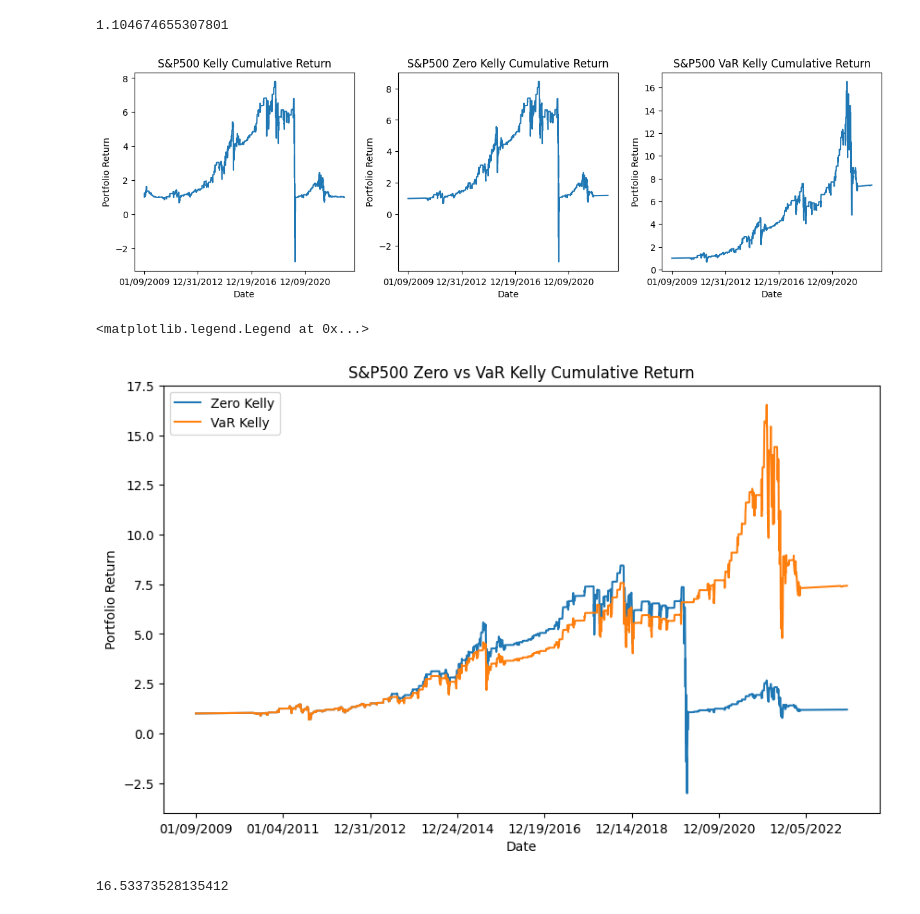
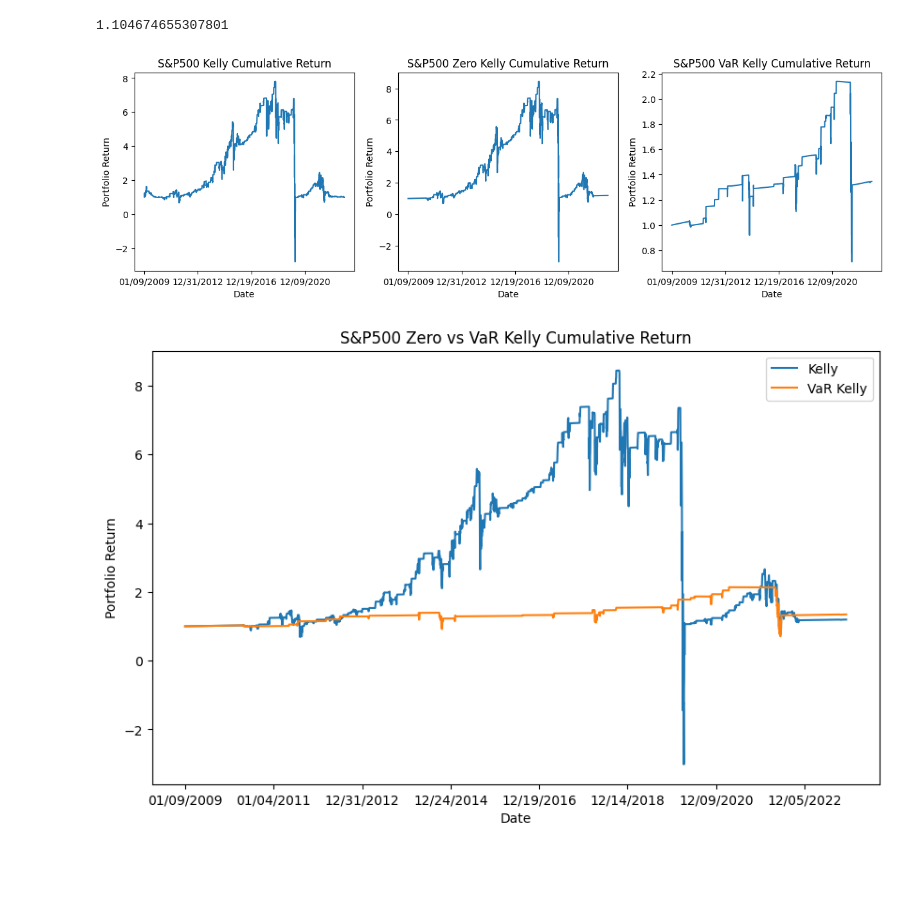
Before and after one commit to Liliesli/Enhancing-Kelly-Criterion-Stability, a Jupyter notebook: trix.ipynb, the cells around one changed output. Drawn from its saved outputs; the diff is of its cells as text; code cells hidden in the pictures; blank space fills up the shorter version.

```diff
--- a/trix.ipynb
+++ b/trix.ipynb
@@ -9,8 +9,7 @@ import matplotlib.pyplot as plt
 sp500 = pd.read_csv('SP500_mine.csv')
 sp500 = process_data(sp500)
 # %%
-# rebalance_interval = 60
-var_confidence = 0.005
+var_confidence = 0.5
 window = 400
 # %%
 # ema = 이동평균, ewm: 이동평균 구하는 함수
@@ -211,22 +192,17 @@ ax[2].set_title('S&P500 VaR Kelly Cumulative Return');
 
 plt.savefig(f'trix_result/Returns:  var_{str(var_confidence)}, window_{str(window)}.png')
 # %% [output]
-[figure, old version]
+[figure, new version]
 # %%
 fig, ax = plt.subplots(figsize=(10, 6))
 
-sp500_result_zero_kelly['portfolio'].plot(ax=ax, label='Zero Kelly')
+sp500_result_zero_kelly['portfolio'].plot(ax=ax, label='Kelly')
 sp500_result_var_kelly['portfolio'].plot(ax=ax, label='VaR Kelly')
 
 ax.set_ylabel('Portfolio Return')
 ax.set_title('S&P500 Zero vs VaR Kelly Cumulative Return')
 ax.legend()
 
-# plt.savefig(f'trix_result/Returns_var_{str(var_confidence)}_window_{str(window)}.png')
+plt.savefig(f'trix_result/Combined_Returns_var_{str(var_confidence)}_window_{str(window)}.png')
 # %% [output]
-<matplotlib.legend.Legend at 0x...>
-[figure, old version]
+[figure, new version]
-# %%
-sp500_result_var_kelly['portfolio'].max()
-# %% [output]
-16.53373528135412
```
Also changed, not shown: parts of 8 cells of this notebook, 34 other files.
